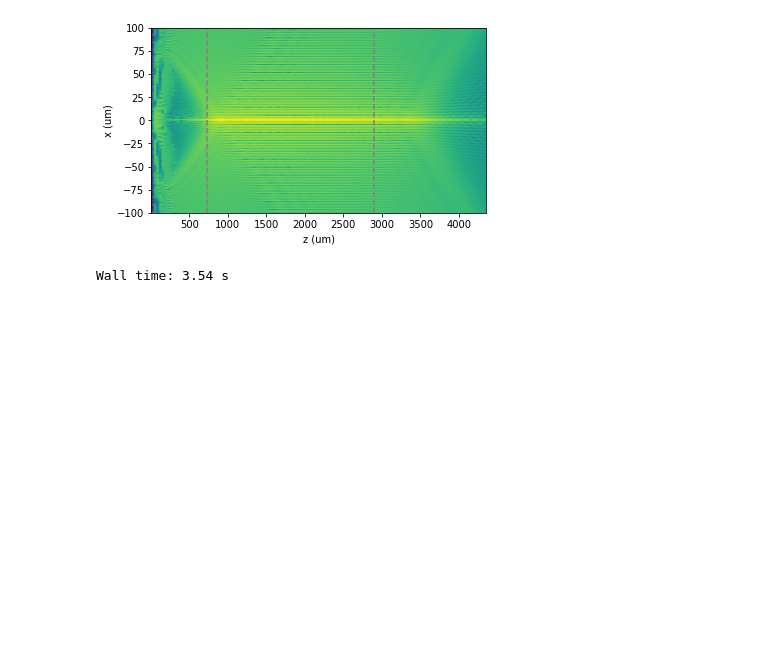
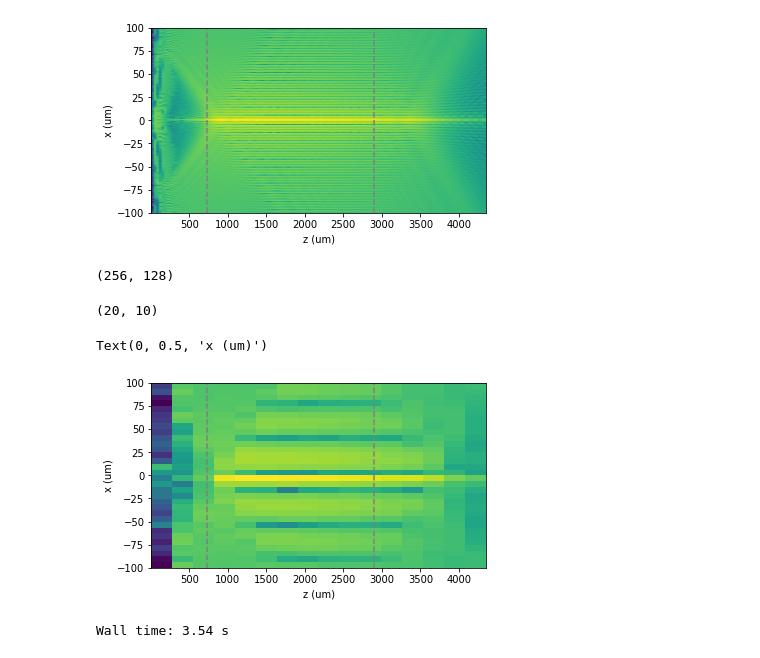
Before and after one commit to prhuft/fourier-optics, a Jupyter notebook: diffractio/axicon_VCZT.ipynb, the cells around one changed output. Saved outputs shown, nothing was run; the diff lists cells and outputs as text; code cells hidden in the pictures; blank space fills up the shorter version.

Commit message:
resample field to lower res

```diff
--- a/diffractio/axicon_VCZT.ipynb
+++ b/diffractio/axicon_VCZT.ipynb
@@ -316,5 +317,6 @@ np.save(fname,[E1.Ex,E1.Ey,E1.Ez])
 # %%
 # test loading the file
+fname = '.\\soln\\axicon_E_XZslice_NA_0.14_N_input_1024_2023-08-14-11-44.npy'
 Ex,Ey,Ez = np.load(fname)
 fig,ax = plt.subplots()
 ax.imshow(log10(abs(Ex)**2+abs(Ey)**2/(amax(abs(Ex)**2+abs(Ey)**2))),extent=[z[0],z[-1],x_out[0],x_out[-1]])
@@ -326,5 +328,39 @@ plt.ylabel('x (um)')
 # %% [output]
 Text(0, 0.5, 'x (um)')
 [figure]
+# %%
+Ex.shape
+# %% [output]
+(256, 128)
+# %%
+x_samps = 10
+z_samps = x_samps*int(Ex.shape[0]/Ex.shape[1])
+z_samps, x_samps
+# %% [output]
+(20, 10)
+# %%
+# resample the field to a lower resolution
+x_samps = 8 # will take a sample every x_samps points
+z_samps = 8 #x_samps*int(Ex.shape[0]/Ex.shape[1])  # will take a sample every z_samps points
+
+x_rpts = [int(x_samps*i) for i in range(int(Ex.shape[0]/x_samps+0.5))]
+z_rpts = [int(z_samps*i) for i in range(int(Ex.shape[1]/z_samps+0.5))]
+
+Ex_resamp = array([[Ex[i,j] for j in z_rpts] for i in x_rpts])
+Ey_resamp = array([[Ey[i,j] for j in z_rpts] for i in x_rpts])
+Ez_resamp = array([[Ez[i,j] for j in z_rpts] for i in x_rpts])
+
+fig,ax = plt.subplots()
+ax.imshow(log10(abs(Ex_resamp)**2+abs(Ey_resamp)**2
+                /(amax(abs(Ex_resamp)**2+abs(Ey_resamp)**2))),
+          extent=[z[0],z[-1],x_out[0],x_out[-1]])
+ax.set_aspect(12)
+plt.axvline(zmin,label='ray cut-off',linestyle='--',color='grey')
+plt.axvline(zmax,linestyle='--',color='grey')
+plt.xlabel('z (um)')
+plt.ylabel('x (um)')
+# %% [output]
+Text(0, 0.5, 'x (um)')
+[figure, added]
 # %%
 # make a k-vector plot
```
Also changed, not shown: parts of 2 cells of this notebook.
